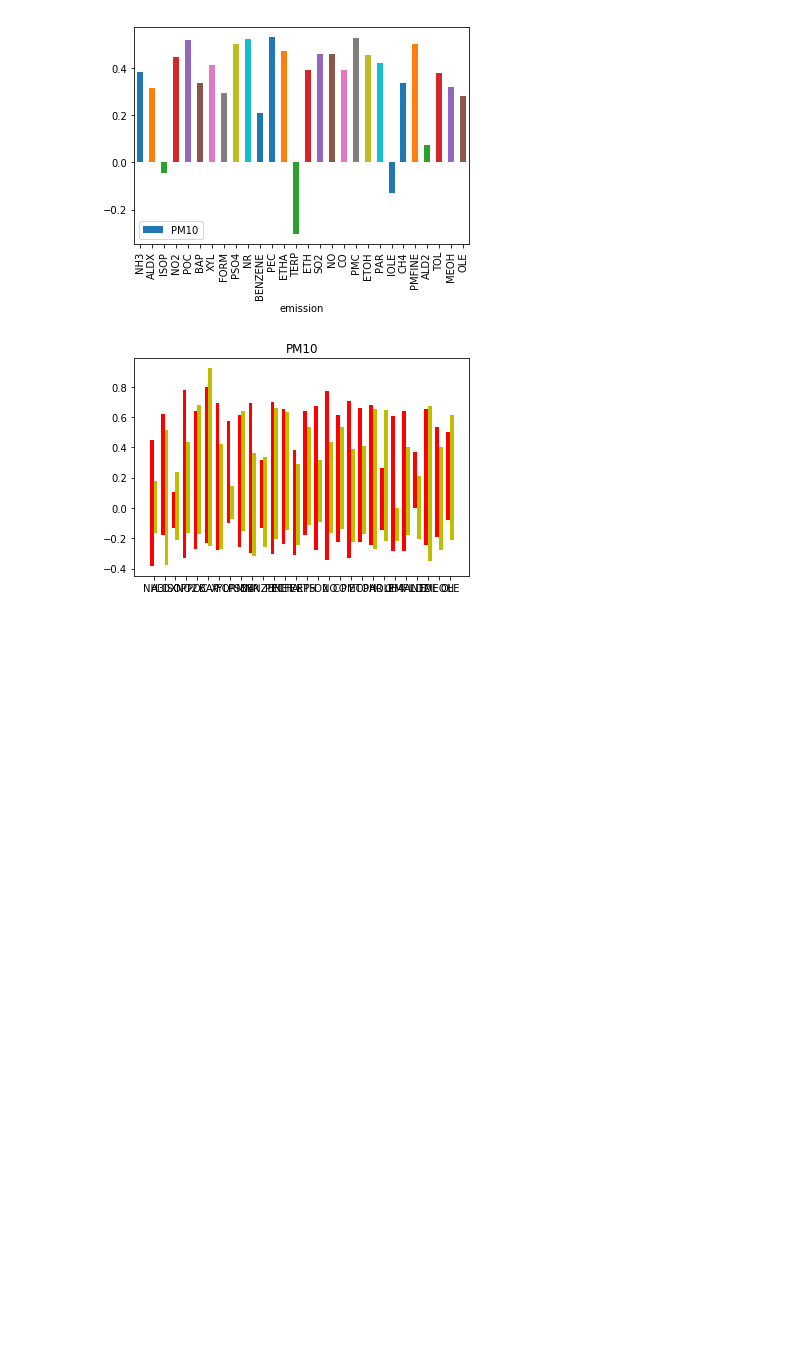
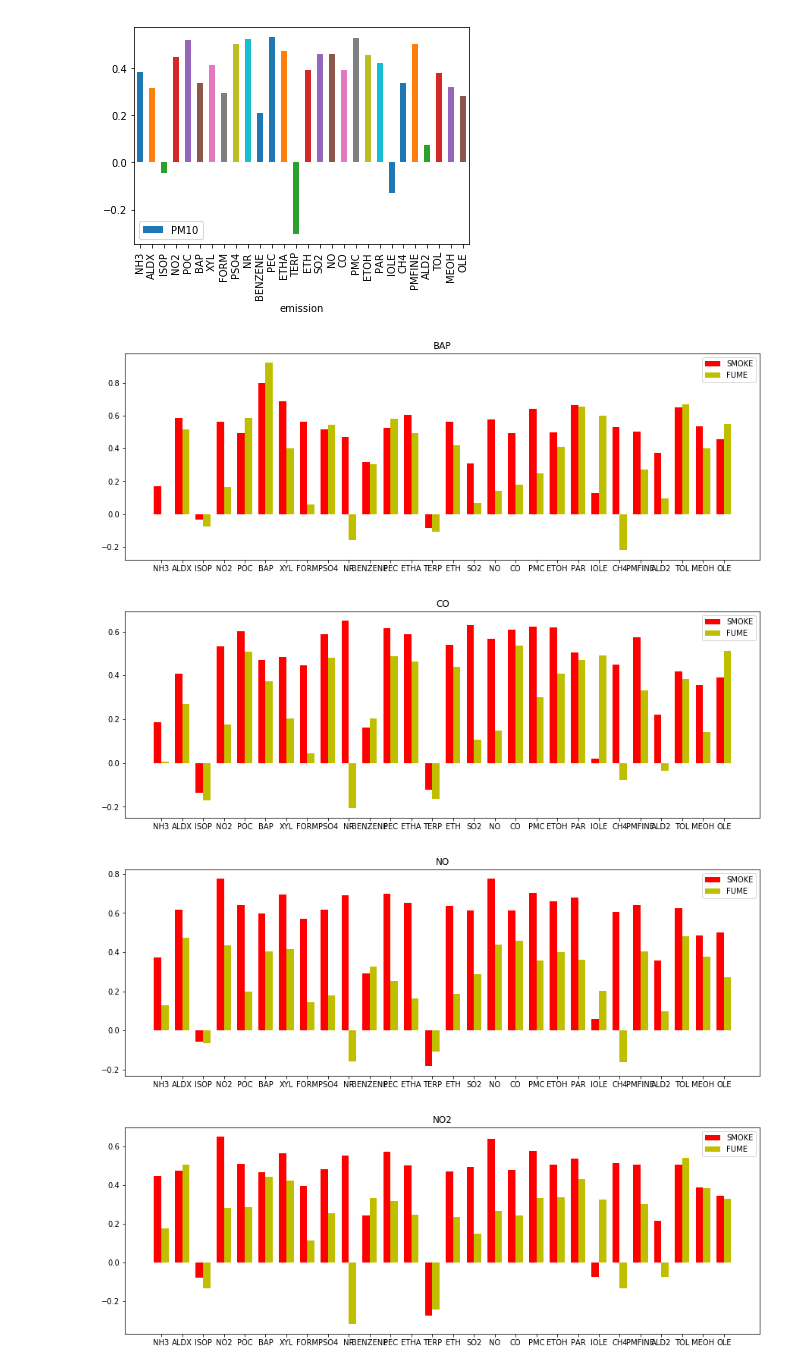
Before and after one commit to assaC/Domace_ulohySHMU, a Jupyter notebook: DU korelácia.ipynb, the cells around one changed output. Cells and saved outputs as stored; diff of their text form; code cells hidden in the pictures; blank space fills up the shorter version.

```diff
--- a/DU korelácia.ipynb
+++ b/DU korelácia.ipynb
@@ -178,18 +178,25 @@ for i in col:
 # %%
 width = 0.35
 for i,e1 in enumerate(col):
     data_corr_SMOKE = {}
     data_corr_FUME = {}
     #data_corr_SMOKE[e1]=corr_SMOKE[:,i]
     for j in range(28):
         data_corr_SMOKE[emis[j]]=corr_SMOKE[j,i]
         data_corr_FUME[emis[j]]=corr_FUME[j,i]
+    plt.rcParams['figure.figsize'] = 15,5
     plt.bar(data_corr_SMOKE.keys(), data_corr_SMOKE.values(), -width, align='edge',color='r', label='SMOKE')
     plt.bar(data_corr_FUME.keys(), data_corr_FUME.values(), +width, align='edge', color='y', label='FUME')
     plt.title('{0}'.format(e1))
+    plt.legend()
+    plt.show()
+    plt.close()
     #data_e=pd.DataFrame()
     #data_e['emission']=emis
     #data_SMOKE = data_corr_SMOKE.join(data_e)
     #data_SMOKE.set_index('emission',inplace=True)
 # %% [output]
-[figure, old version]
+[figure, new version]
+[figure, added]
+[figure, added]
+[figure, added]
```
Also changed, not shown: parts of 1 cell of this notebook.
